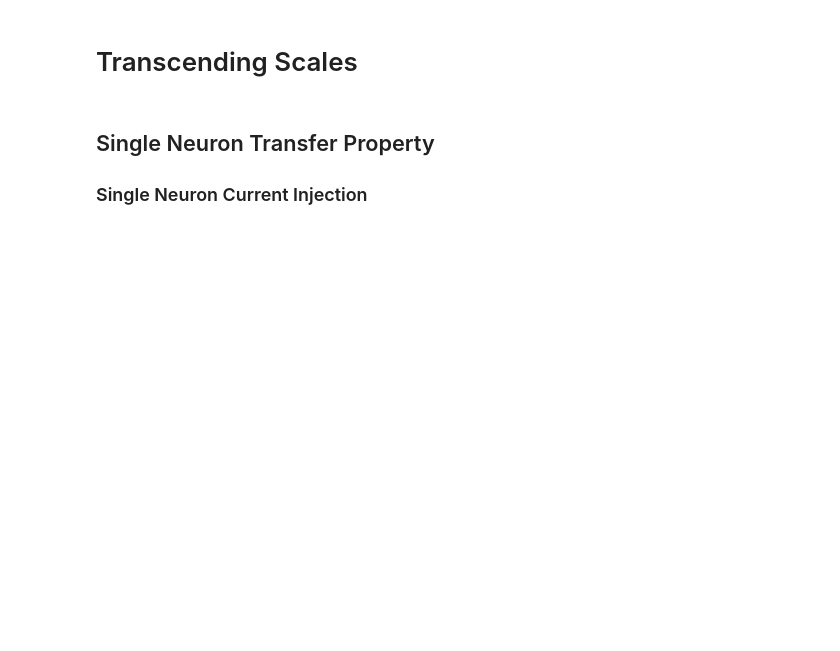
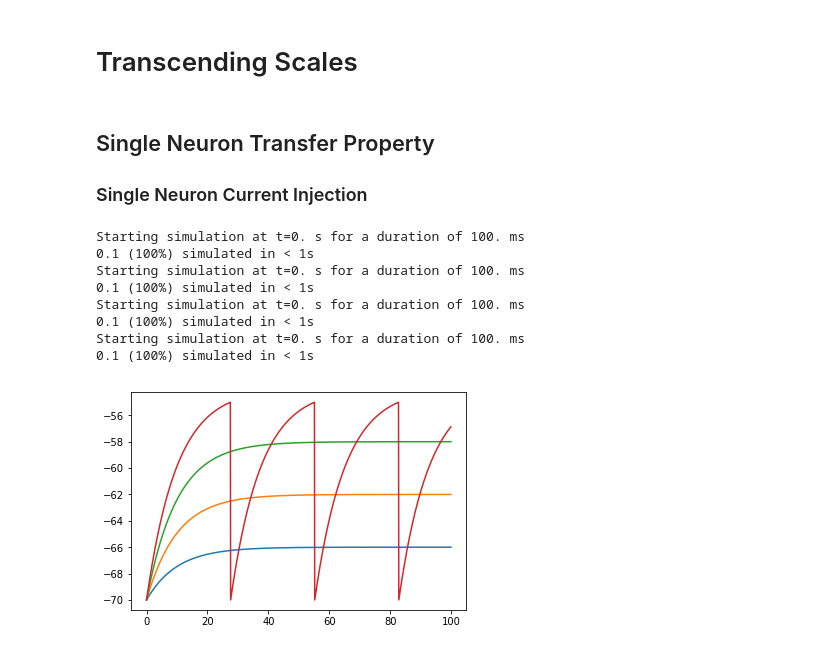
Before and after one commit to michaelglh/CAMP_project, a Jupyter notebook: TranscendingScales/Transcending Scales.ipynb, the cells around one changed output. Drawn from its saved outputs; the diff is of its cells as text; code cells hidden in the pictures; blank space fills up the shorter version.

```diff
--- a/TranscendingScales/Transcending Scales.ipynb
+++ b/TranscendingScales/Transcending Scales.ipynb
@@ -43,4 +43,32 @@ sr = PopulationRateMonitor(P) #Record rate of population activity
 sm_vm = StateMonitor(P,'v',record=range(N)) # Record State Variables like Vm
 
 store('initialized')
+# %%
+# Rheobase
+vs = []
+for i in np.arange(0.1,0.5,0.1):
+    # Simulation
+    restore('initialized')
+
+    P.v = vl#initial value
+    P.inp = i*namp #input
+
+    run(100*ms, report='text');
+
+    # Store data
+    vs.append(sm_vm.v/mV)
+ts = sm_vm.t/ms
+
+for vv in vs:
+    plt.plot(ts, transpose(vv))
+# %% [output]
+Starting simulation at t=0. s for a duration of 100. ms
+0.1 (100%) simulated in < 1s
+Starting simulation at t=0. s for a duration of 100. ms
+0.1 (100%) simulated in < 1s
+Starting simulation at t=0. s for a duration of 100. ms
+0.1 (100%) simulated in < 1s
+Starting simulation at t=0. s for a duration of 100. ms
+0.1 (100%) simulated in < 1s
+[figure, added]
 # %%
```
Also changed, not shown: parts of 3 cells of this notebook.
